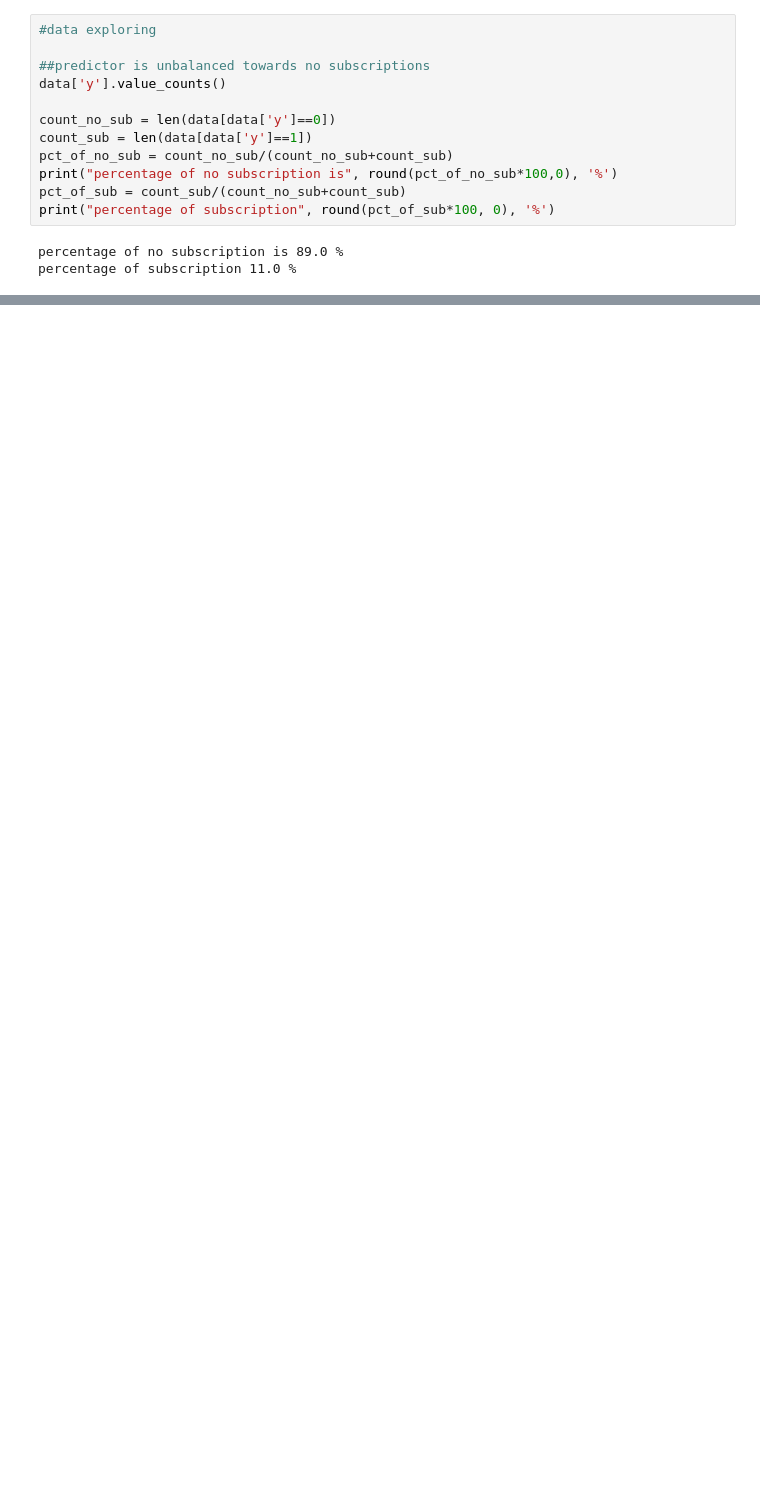
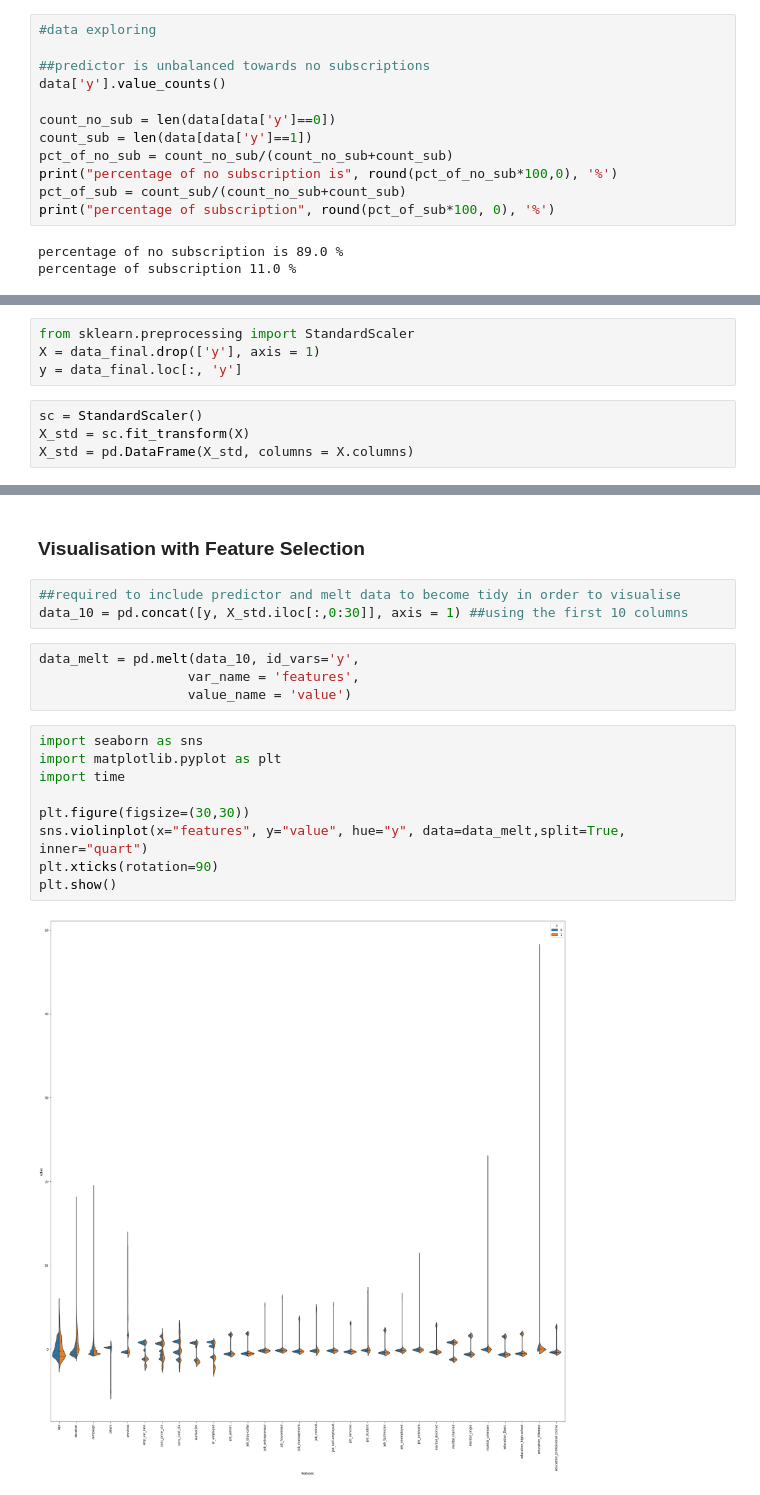
Before and after one commit to abrohi/statistical_analysis_iris, a Jupyter notebook: notebook/notebook.ipynb, the cells around one changed output, grey strips where cells are left out. Saved outputs shown, nothing was run; the diff lists cells and outputs as text; blank space fills up the shorter version.

Commit message:
include SMOTE and visualisation

```diff
--- a/notebook/notebook.ipynb
+++ b/notebook/notebook.ipynb
@@ -130,0 +194,8 @@ percentage of subscription 11.0 %
+# %%
+from sklearn.preprocessing import StandardScaler
+X = data_final.drop(['y'], axis = 1)
+y = data_final.loc[:, 'y']
+# %%
+sc = StandardScaler()
+X_std = sc.fit_transform(X)
+X_std = pd.DataFrame(X_std, columns = X.columns)
@@ -130,0 +338,20 @@ percentage of subscription 11.0 %
+# %% [markdown]
+### Visualisation with Feature Selection
+# %%
+##required to include predictor and melt data to become tidy in order to visualise
+data_10 = pd.concat([y, X_std.iloc[:,0:30]], axis = 1) ##using the first 10 columns
+# %%
+data_melt = pd.melt(data_10, id_vars='y',
+                   var_name = 'features',
+                   value_name = 'value')
+# %%
+import seaborn as sns
+import matplotlib.pyplot as plt
+import time
+
+plt.figure(figsize=(30,30))
+sns.violinplot(x="features", y="value", hue="y", data=data_melt,split=True, inner="quart")
+plt.xticks(rotation=90)
+plt.show()
+# %% [output]
+[figure, added]
```
Also changed, not shown: parts of 29 cells of this notebook.
